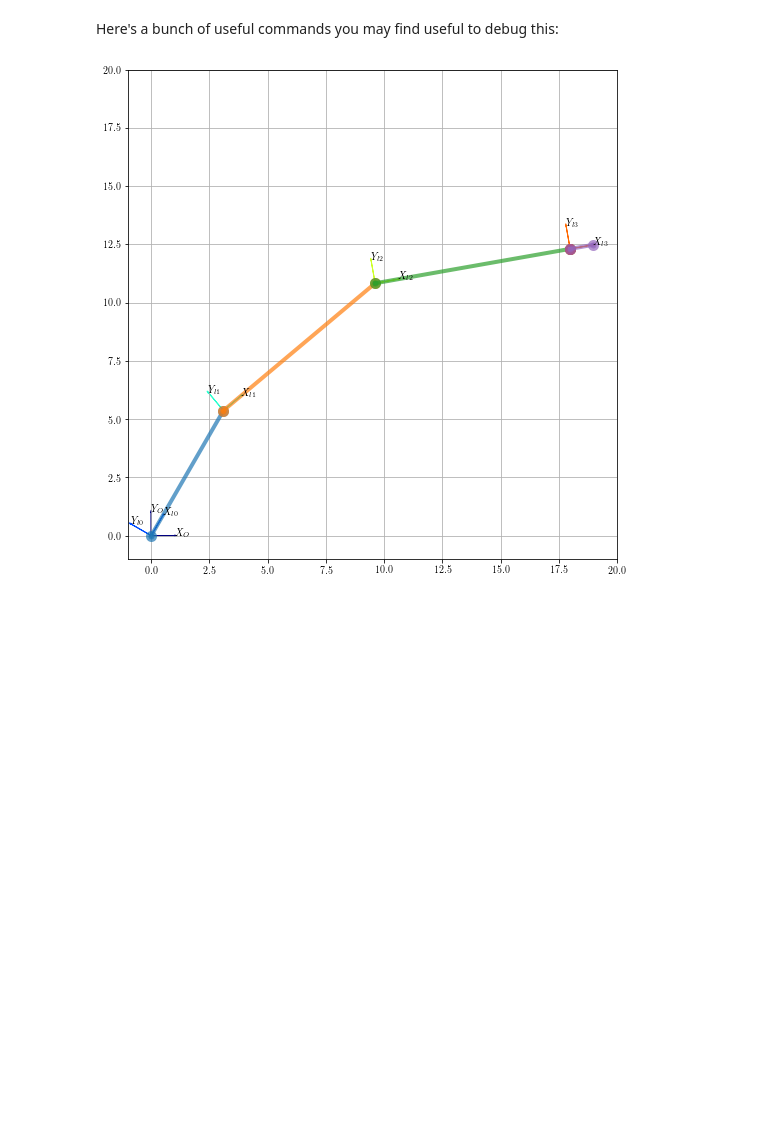
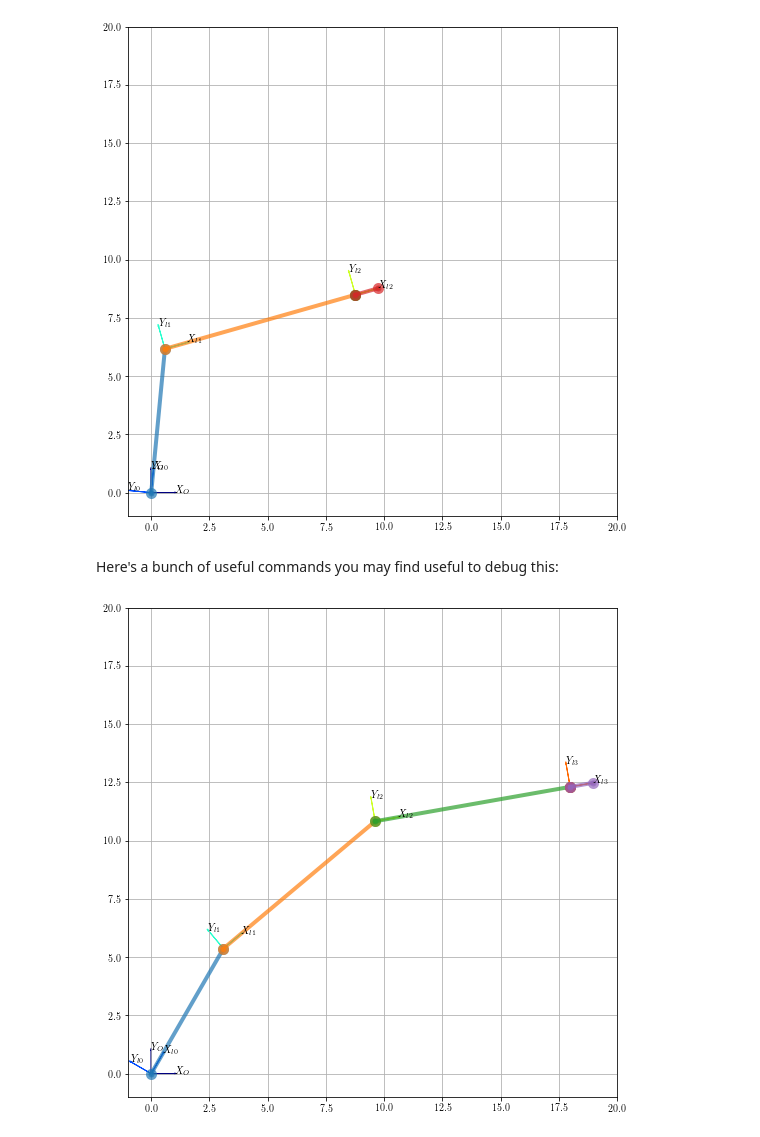
Before and after one commit to octavifs/simbiorob, a Jupyter notebook: MearmControl.ipynb, the cells around one changed output. Saved outputs shown, nothing was run; the diff lists cells and outputs as text; code cells hidden in the pictures; blank space fills up the shorter version.

```diff
--- a/MearmControl.ipynb
+++ b/MearmControl.ipynb
@@ -1,6 +1,7 @@
 # %%
 from servos import ServoSB
 from links import MultiLink
+import numpy as np
 
 class MeArm(object):
     def __init__(self):
@@ -9,9 +10,11 @@ class MeArm(object):
         self._L2 = 8.5 # Elbow to wrist length (cm)
         self._L3 = 8.5 # Wrist to hand length (cm)
 
-        self._A1 = 60 # degrees 1st link (90)
-        self._A2 = -20 # degrees 2nd link (90)
-        self._A3 = -30 # degrees 3rd link (25)
+        self._A1 = 0 # degrees 1st link (90)
+        self._A2 = 0 # degrees 2nd link (90)
+        self._A3 = 0 # degrees 3rd link (25)
+
+        self.D_MAX = self._L1 + self._L2# Max reach in a straight line (cm)
 
         self.ERROR_THRESHOLD = 1 # Play with this to stop the loop
 
@@ -21,13 +24,15 @@ class MeArm(object):
                       "shoulder":ServoSB( *DUMMY_VAL ),
                       "elbow":ServoSB( *DUMMY_VAL ),
                       "grip":ServoSB( *DUMMY_VAL )}
+    def rad2deg(self, rad):
+        return rad/np.pi*180
 
     def current_body(self):
         # TODO: change Multilink to accept DH specifications
         body = MultiLink()
-        body.addLink(self._L1, self._A1)
-        body.addLink(self._L2, self._A2)
-        body.addLink(self._L3, self._A3)
+        #body.addLink(self._L1, self.rad2deg(self._A1))
+        body.addLink(self._L1, self.rad2deg(np.pi/2+self._A3))
+        body.addLink(self._L2, self.rad2deg(-self._A2))
         body.compose()
         return body
 
@@ -63,9 +68,11 @@ class MeArm(object):
     def plotLinks(self):
         self._body.plotLinks()
 
+    def squared_distance(self, p1, p2):
+        return np.sum((p1-p2)**2)
+
     def distance(self, p1, p2):
-        # TODO: Calculate the distance between points p1 and p2
-        pass
+        return np.sqrt(self.squared_distance(p1, p2))
 
     def calculate_movement_delta(self, x, y, z):
         # TODO: Do something smart and calculate the angular delta, by using one of the
@@ -73,31 +80,71 @@ class MeArm(object):
         delta_A1, delta_A2, delta_A3 = 0, 0, 0
         return (delta_A1, delta_A2, delta_A3)
 
+    def alignInXZplane(self, x, z):
+        x, z = float(x), float(z)
+        A1_delta = np.arctan(z/x) - self._A1
+        return self._A1 + A1_delta
+
+    def projectionInXYplane(self, d_max, x,y):
+        y, x = float(y), float(x)
+        p_angle = np.arctan(y/x)
+        x_proj_max = d_max * np.cos(p_angle)
+        y_proj_max = d_max * np.sin(p_angle)
+
+        d_max = self.squared_distance(np.array([0,0]), np.array([x_proj_max, y_proj_max]))
+        d_actual = self.squared_distance(np.array([0,0]), np.array([x, y]))
+
+        if d_actual < d_max:
+            return (x, y)
+        else:
+            return (x_proj_max, y_proj_max)
+
+    def calculate_A2(self, x, y):
+        v = (x**2 + y**2 - self._L1**2 - self._L2**2) / (2 * self._L1 * self._L2)
+        print("A2 arccos value", v)
+        return np.arccos(v)
+
+    def calculate_A3(self, A2, x, y):
+        num = -(self._L2*np.sin(A2)*x) + (self._L1 + self._L2*np.cos(A2))*y
+        den = (self._L2*np.sin(A2)*y) + (self._L1 + self._L2*np.cos(A2))*x
+        print("A3 numerator, denominator", num, den)
+        return np.arctan(num / den)
+
     def gotoPoint(self, x, y, z):
         #TODO: Implement using one of the methods from the paper
         print "Moving to:",(x,y,z)
-        p2 = (x, y)  # I'm currently ignoring z and just assuming we're moving in a 2D plane
-                     # This is obviously not enough, but should get the point accross
-        p1 = arm.current_body().jointsToPosition()[:2]
-        while( self.distance(p1, p2) > self.ERROR_THRESHOLD):
-            delta_A1, delta_A2, delta_A3 = self.calculate_movement_delta(self, x, y, z)
-            # Update angles
-            self._A1 += delta_A1
-            self._A2 += delta_A2
-            self._A3 += delta_A3
-            # Get updated position
-            p1 = arm.current_body().jointsToPosition()[:2]
+
+        # align robot in the plane (Z,X)
+        new_A1 = self.alignInXZplane(x,z)
+        # Substract claw length from endpoint
+        #x -= self._L3
+        print "Moving second join to:",(x,y,z)
+        # calculate projection of x,y,z in the circles of reach of the 2 links (plane X Y)
+        x_proj, y_proj = self.projectionInXYplane(self.D_MAX, x, y)
+        # calculate angles A2 and A3
+        new_A2 = self.calculate_A2(x_proj, y_proj)
+        new_A3 = self.calculate_A3(new_A2, x_proj, y_proj)
+
+        # update positions with some angular velocity
+        self._A1 = new_A1
+        self._A2 = new_A2
+        self._A3 = new_A3
+
+        print("projections", x_proj,y_proj,z)
+        print("angles", self._A1,self._A2,self._A3)
+        print("Final position", arm.current_body().jointsToPosition()[:2])
+        arm.current_body().plotLinks()
 
 arm = MeArm()
 arm.clap()
 #Go up and left to grab something
-arm.gotoPoint(-80,100,140);
-arm.closeGripper();
+arm.gotoPoint(10,7,0);
+#arm.closeGripper();
 #Go down, forward and right to drop it
-arm.gotoPoint(70,200,10);
-arm.openGripper();
+#arm.gotoPoint(70,200,10);
+#arm.openGripper();
 #Back to start position
-arm.gotoPoint(0,100,50);
+#arm.gotoPoint(0,100,50);
 # %% [output]
 Grip open
 Grip close
@@ -112,3 +161,4 @@ Moving to: (0, 100, 50)
+[figure, added]
 # %% [markdown]
 Here's a bunch of useful commands you may find useful to debug this:
 # %%
```
Also changed, not shown: parts of 1 cell of this notebook, 3 other files.
